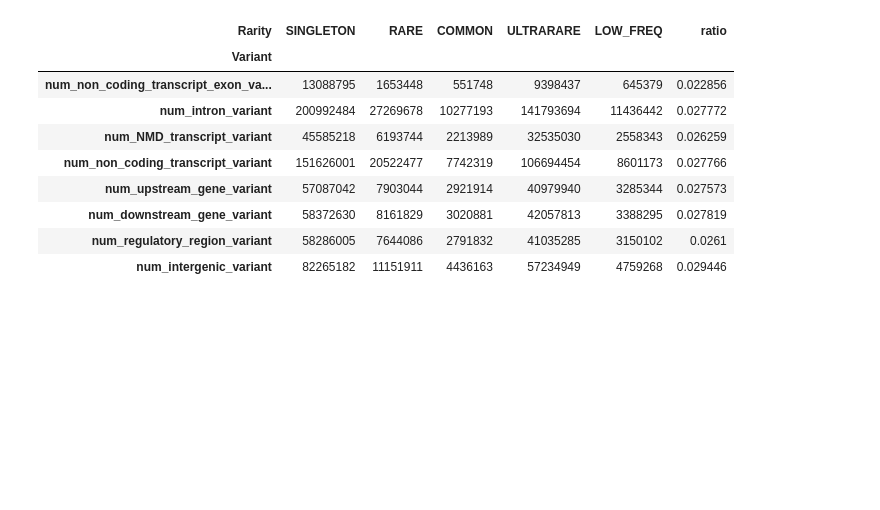
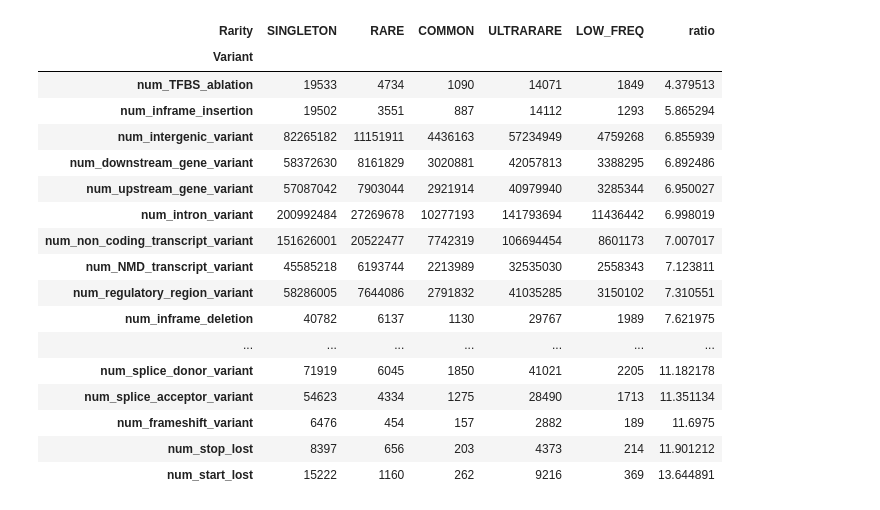
Before and after one commit to Reilly-Lab-Yale/variant_effects_mnoon, a Jupyter notebook: intuition/graph.ipynb, the cells around one changed output. Drawn from its saved outputs; the diff is of its cells as text; code cells hidden in the pictures; blank space fills up the shorter version.

```diff
--- a/intuition/graph.ipynb
+++ b/intuition/graph.ipynb
@@ -20,8 +20,9 @@ df_long = df.melt(id_vars='Rarity', var_name='Variant', value_name='Count')
 
 df_long['Count'] = df_long['Count'].fillna(0)
 
-threshold = 12500000
+threshold = 1000
 filtered_df = df_long.groupby('Variant').filter(lambda x: x['Count'].max() > threshold)
+filtered_df=df_long
 
 variant_labels = filtered_df['Variant'].unique()
 
@@ -60,28 +61,36 @@ plt.show()
 # %%
 df_ratio=df.copy().fillna(0).transpose()
 
 df_ratio=df_ratio.set_axis(df_ratio.loc["Rarity",:],axis=1)
 
 df_ratio=df_ratio.drop("Rarity",axis=0)
 
 
 
 df_ratio=df_ratio[df_ratio.max(axis=1)>=threshold]
 
-df_ratio["ratio"]=df_ratio["COMMON"]/(df_ratio["SINGLETON"]+df_ratio["RARE"]+df_ratio["ULTRARARE"])
+df_ratio["ratio"]=(df_ratio["SINGLETON"]+df_ratio["ULTRARARE"])/(df_ratio["COMMON"]+df_ratio["LOW_FREQ"]+df_ratio["RARE"])
 df_ratio=df_ratio.rename_axis("Variant")
-df_ratio
+df_ratio.sort_values("ratio")
 # %% [output]
 | Rarity | SINGLETON | RARE | COMMON | ULTRARARE | LOW_FREQ | ratio |
 | Variant |  |  |  |  |  |  |
-| num_non_coding_transcript_exon_va... | 13088795 | 1653448 | 551748 | 9398437 | 645379 | 0.022856 |
-| num_intron_variant | 200992484 | 27269678 | 10277193 | 141793694 | 11436442 | 0.027772 |
-| num_NMD_transcript_variant | 45585218 | 6193744 | 2213989 | 32535030 | 2558343 | 0.026259 |
-| num_non_coding_transcript_variant | 151626001 | 20522477 | 7742319 | 106694454 | 8601173 | 0.027766 |
-| num_upstream_gene_variant | 57087042 | 7903044 | 2921914 | 40979940 | 3285344 | 0.027573 |
-| num_downstream_gene_variant | 58372630 | 8161829 | 3020881 | 42057813 | 3388295 | 0.027819 |
-| num_regulatory_region_variant | 58286005 | 7644086 | 2791832 | 41035285 | 3150102 | 0.0261 |
-| num_intergenic_variant | 82265182 | 11151911 | 4436163 | 57234949 | 4759268 | 0.029446 |
+| num_TFBS_ablation | 19533 | 4734 | 1090 | 14071 | 1849 | 4.379513 |
+| num_inframe_insertion | 19502 | 3551 | 887 | 14112 | 1293 | 5.865294 |
+| num_intergenic_variant | 82265182 | 11151911 | 4436163 | 57234949 | 4759268 | 6.855939 |
+| num_downstream_gene_variant | 58372630 | 8161829 | 3020881 | 42057813 | 3388295 | 6.892486 |
+| num_upstream_gene_variant | 57087042 | 7903044 | 2921914 | 40979940 | 3285344 | 6.950027 |
+| num_intron_variant | 200992484 | 27269678 | 10277193 | 141793694 | 11436442 | 6.998019 |
+| num_non_coding_transcript_variant | 151626001 | 20522477 | 7742319 | 106694454 | 8601173 | 7.007017 |
+| num_NMD_transcript_variant | 45585218 | 6193744 | 2213989 | 32535030 | 2558343 | 7.123811 |
+| num_regulatory_region_variant | 58286005 | 7644086 | 2791832 | 41035285 | 3150102 | 7.310551 |
+| num_inframe_deletion | 40782 | 6137 | 1130 | 29767 | 1989 | 7.621975 |
+| ... | ... | ... | ... | ... | ... | ... |
+| num_splice_donor_variant | 71919 | 6045 | 1850 | 41021 | 2205 | 11.182178 |
+| num_splice_acceptor_variant | 54623 | 4334 | 1275 | 28490 | 1713 | 11.351134 |
+| num_frameshift_variant | 6476 | 454 | 157 | 2882 | 189 | 11.6975 |
+| num_stop_lost | 8397 | 656 | 203 | 4373 | 214 | 11.901212 |
+| num_start_lost | 15222 | 1160 | 262 | 9216 | 369 | 13.644891 |
 # %%
 plt.figure(figsize=(20, 10))
 barplot = sns.barplot(x="Variant", y="ratio", data=df_ratio)
```
Also changed, not shown: parts of 3 cells of this notebook, 2 other files.
